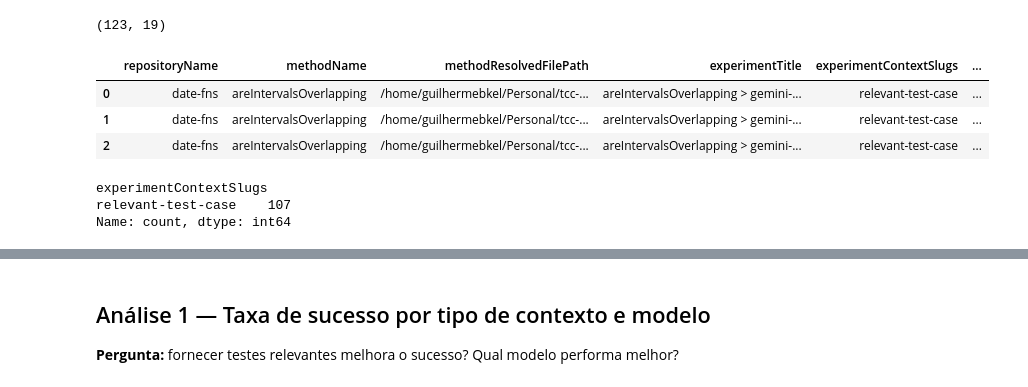
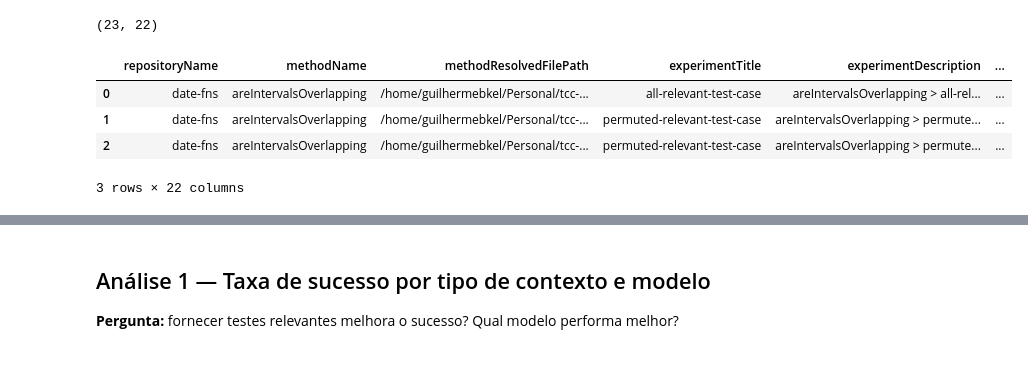
Before and after one commit to guilhermebkel/vem2026-test-driven-prompting, a Jupyter notebook: research/analysis.ipynb, the cells around one changed output, grey strips where cells are left out. Drawn from its saved outputs; the diff is of its cells as text; code cells hidden in the pictures.

```diff
--- a/research/analysis.ipynb
+++ b/research/analysis.ipynb
@@ -8,29 +8,30 @@ import numpy as np
 sns.set_theme(style="whitegrid")
 plt.rcParams["figure.dpi"] = 130
 # %%
-date_fns = pd.read_csv("../logs/method-reconstruction-experiment/date-fns/structured/result.csv", escapechar="\\")
-directus  = pd.read_csv("../logs/method-reconstruction-experiment/directus/structured/result.csv", escapechar="\\")
+date_fns = pd.read_csv("../logs/method-reconstruction-experiment/date-fns/structured/result.csv")
+directus  = pd.read_csv("../logs/method-reconstruction-experiment/directus/structured/result.csv")
 
 df = pd.concat([date_fns, directus], ignore_index=True)
 
 for col in ["isTestSuiteSuccessful", "isModelResultCompilable"]:
     df[col] = df[col].map({"true": True, "false": False, True: True, False: False})
 
 df["passRate"] = df["testSuitePassedTestCaseCount"] / df["testSuiteTotalTestCaseCount"]
+df["contextType"] = df["experimentTitle"]
+df["model"]       = df["modelName"]
+df["permIdx"]     = df["experimentIndex"]
+df["totalPerms"]  = df["experimentSize"]
+
+df["subsetSize"]    = df["relevantTestCaseCount"]
+df["isFullContext"] = df["contextType"] != "no-relevant-test-case"
 
 print(df.shape)
 df.head(3)
 # %% [output]
-(123, 19)
+(23, 22)
-|  | repositoryName | methodName | methodResolvedFilePath | experimentTitle | experimentContextSlugs | ... |
-| 0 | date-fns | areIntervalsOverlapping | /home/guilhermebkel/Personal/tcc-... | areIntervalsOverlapping > gemini-... | relevant-test-case | ... |
-| 1 | date-fns | areIntervalsOverlapping | /home/guilhermebkel/Personal/tcc-... | areIntervalsOverlapping > gemini-... | relevant-test-case | ... |
-| 2 | date-fns | areIntervalsOverlapping | /home/guilhermebkel/Personal/tcc-... | areIntervalsOverlapping > gemini-... | relevant-test-case | ... |
+|  | repositoryName | methodName | methodResolvedFilePath | experimentTitle | experimentDescription | ... |
+| 0 | date-fns | areIntervalsOverlapping | /home/guilhermebkel/Personal/tcc-... | all-relevant-test-case | areIntervalsOverlapping > all-rel... | ... |
+| 1 | date-fns | areIntervalsOverlapping | /home/guilhermebkel/Personal/tcc-... | permuted-relevant-test-case | areIntervalsOverlapping > permute... | ... |
+| 2 | date-fns | areIntervalsOverlapping | /home/guilhermebkel/Personal/tcc-... | permuted-relevant-test-case | areIntervalsOverlapping > permute... | ... |
+3 rows × 22 columns
-# %%
-# Inspecionar valores únicos dos slugs para entender o encoding
-print(df["experimentContextSlugs"].value_counts().head(30))
-# %% [output]
-experimentContextSlugs
-relevant-test-case    107
-Name: count, dtype: int64
 # %%
```
Also changed, not shown: parts of 5 cells of this notebook, 9 other files.
